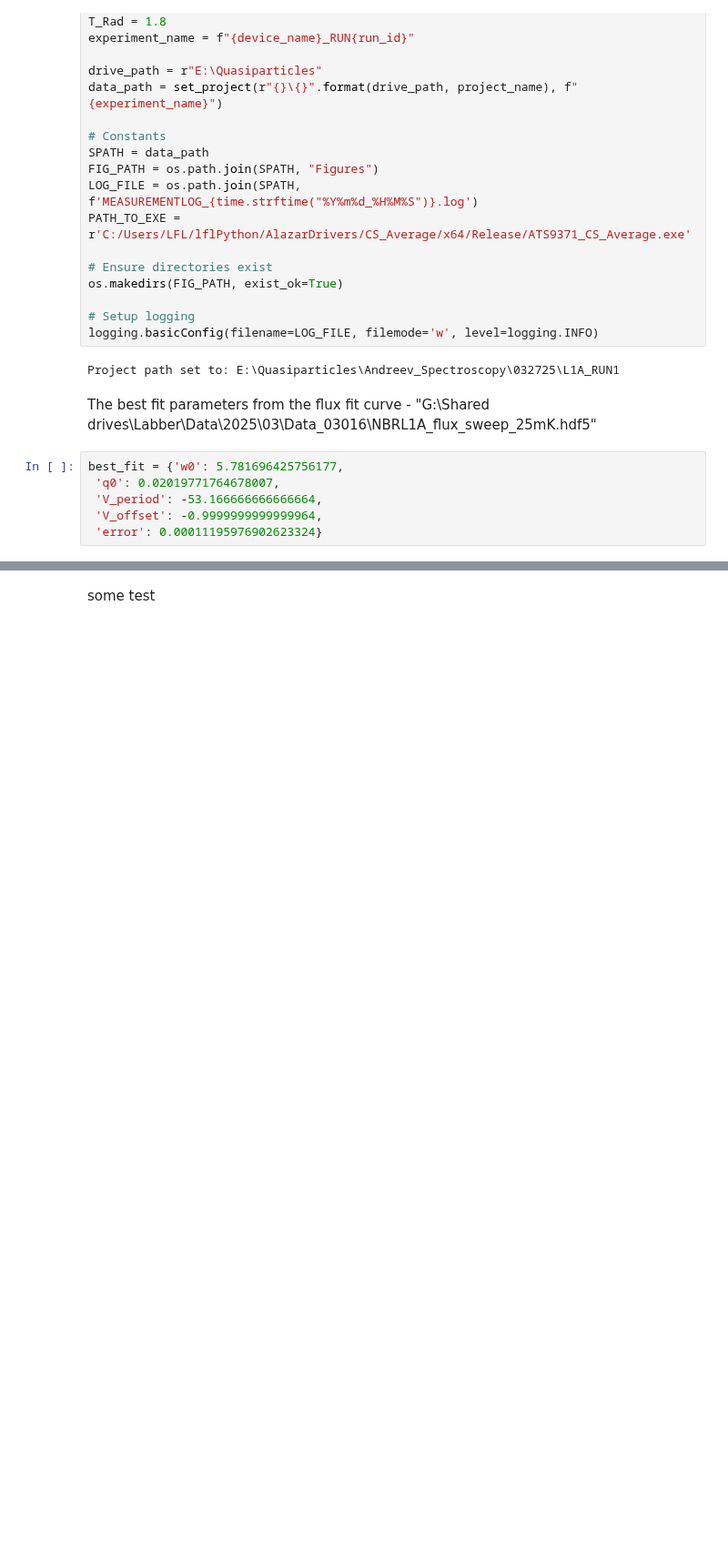
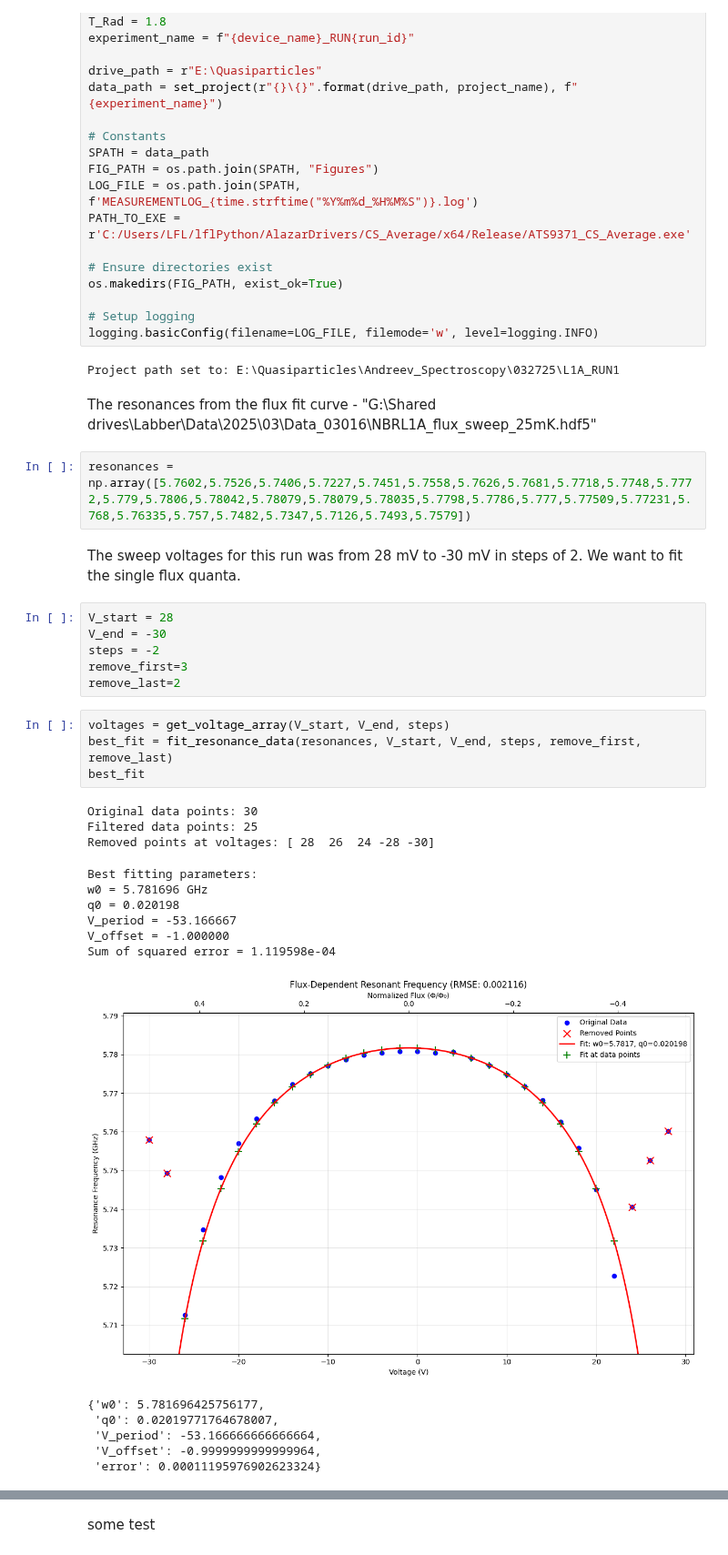
Before and after one commit to shanto268/QP_NBR_Experiments, a Jupyter notebook: experiment1.ipynb, the cells around one changed output, grey strips where cells are left out. Shown at 91% size. Cells and saved outputs as stored; diff of their text form; blank space fills up the shorter version.

```diff
--- a/experiment1.ipynb
+++ b/experiment1.ipynb
@@ -49,10 +51,34 @@ logging.basicConfig(filename=LOG_FILE, filemode='w', level=logging.INFO)
 # %% [output]
 Project path set to: E:\Quasiparticles\Andreev_Spectroscopy\032725\L1A_RUN1
 # %% [markdown]
-The best fit parameters from the flux fit curve - "G:\Shared drives\Labber\Data\2025\03\Data_03016\NBRL1A_flux_sweep_25mK.hdf5"
+The resonances from the flux fit curve - "G:\Shared drives\Labber\Data\2025\03\Data_03016\NBRL1A_flux_sweep_25mK.hdf5"
-# %%
-best_fit = {'w0': 5.781696425756177,
- 'q0': 0.02019771764678007,
- 'V_period': -53.166666666666664,
- 'V_offset': -0.9999999999999964,
- 'error': 0.00011195976902623324}
+# %%
+resonances = np.array([5.7602,5.7526,5.7406,5.7227,5.7451,5.7558,5.7626,5.7681,5.7718,5.7748,5.7772,5.779,5.7806,5.78042,5.78079,5.78079,5.78035,5.7798,5.7786,5.777,5.77509,5.77231,5.768,5.76335,5.757,5.7482,5.7347,5.7126,5.7493,5.7579])
+# %% [markdown]
+The sweep voltages for this run was from 28 mV to -30 mV in steps of 2. We want to fit the single flux quanta.
+# %%
+V_start = 28
+V_end = -30
+steps = -2
+remove_first=3
+remove_last=2
+# %%
+voltages = get_voltage_array(V_start, V_end, steps)
+best_fit = fit_resonance_data(resonances, V_start, V_end, steps, remove_first, remove_last)
+best_fit
+# %% [output]
+Original data points: 30
+Filtered data points: 25
+Removed points at voltages: [ 28  26  24 -28 -30]
+Best fitting parameters:
+w0 = 5.781696 GHz
+q0 = 0.020198
+V_period = -53.166667
+V_offset = -1.000000
+Sum of squared error = 1.119598e-04
+[figure, added]
+{'w0': 5.781696425756177,
+ 'q0': 0.02019771764678007,
+ 'V_period': -53.166666666666664,
+ 'V_offset': -0.9999999999999964,
+ 'error': 0.00011195976902623324}
```
Also changed, not shown: parts of 7 cells of this notebook, 3 other files.
